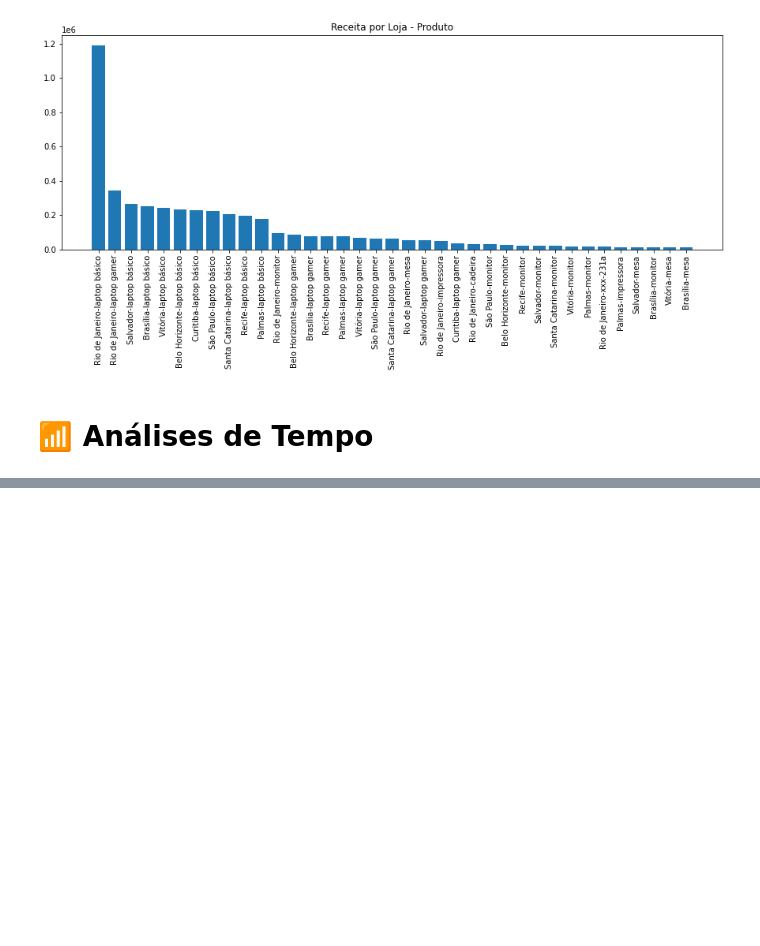
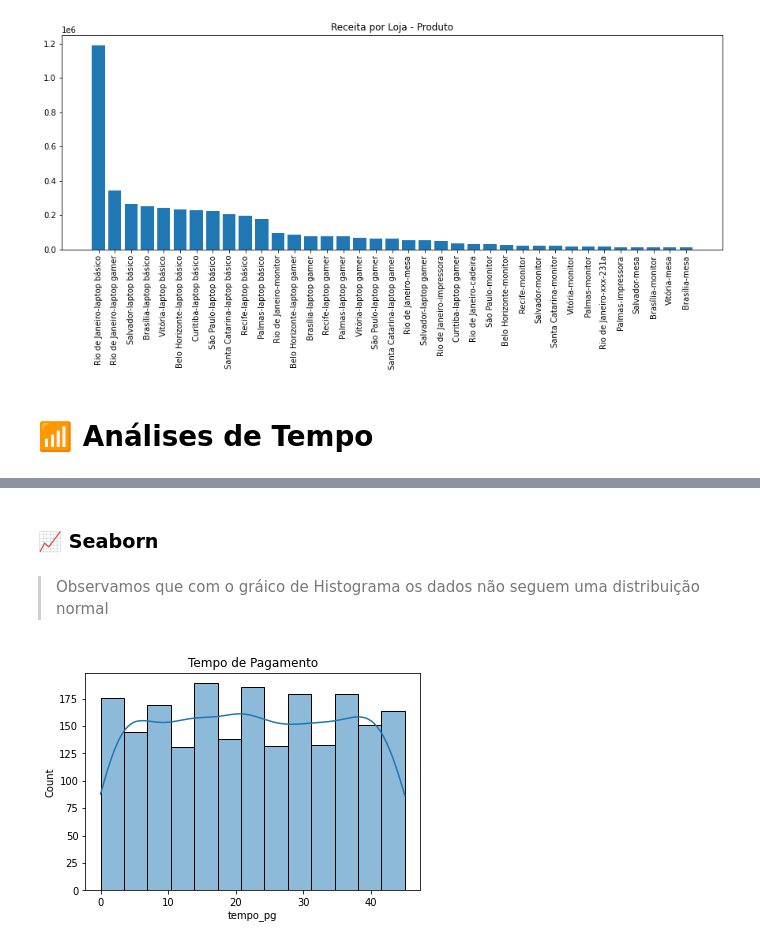
Before and after one commit to ninowwwup/Data_analysis_with_ML., a Jupyter notebook: Case_de_Estudos_Udemy.ipynb, the cells around one changed output, grey strips where cells are left out. Saved outputs shown, nothing was run; the diff lists cells and outputs as text; code cells hidden in the pictures; blank space fills up the shorter version.

```diff
--- a/Case_de_Estudos_Udemy.ipynb
+++ b/Case_de_Estudos_Udemy.ipynb
@@ -1471,0 +1485,9 @@ plt.show()
+# %% [markdown]
+### 📈 Seaborn
+# %% [markdown]
+> Observamos que com o gráico de Histograma os dados não seguem uma distribuição normal
+# %%
+sns.histplot(data=df.tempo_pg, kde=True)
+plt.title('Tempo de Pagamento');
+# %% [output]
+[figure, added]
```
Also changed, not shown: parts of 41 cells of this notebook.
